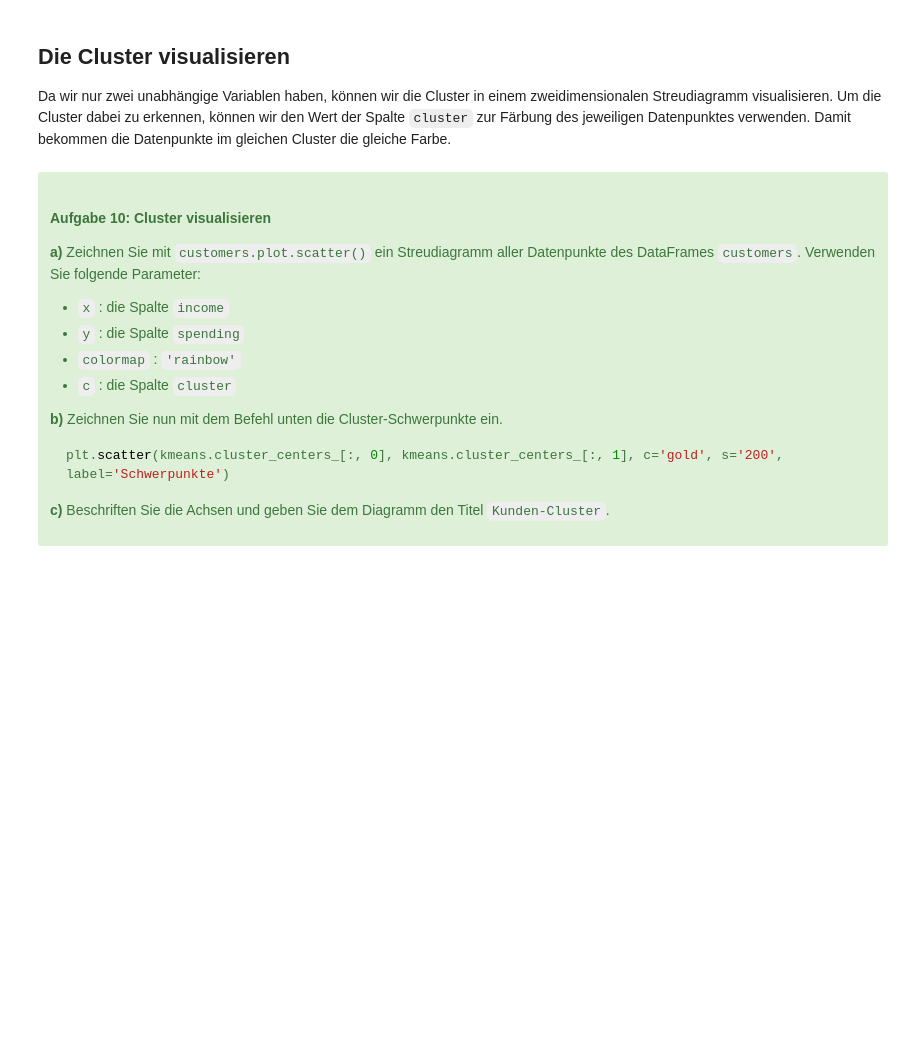
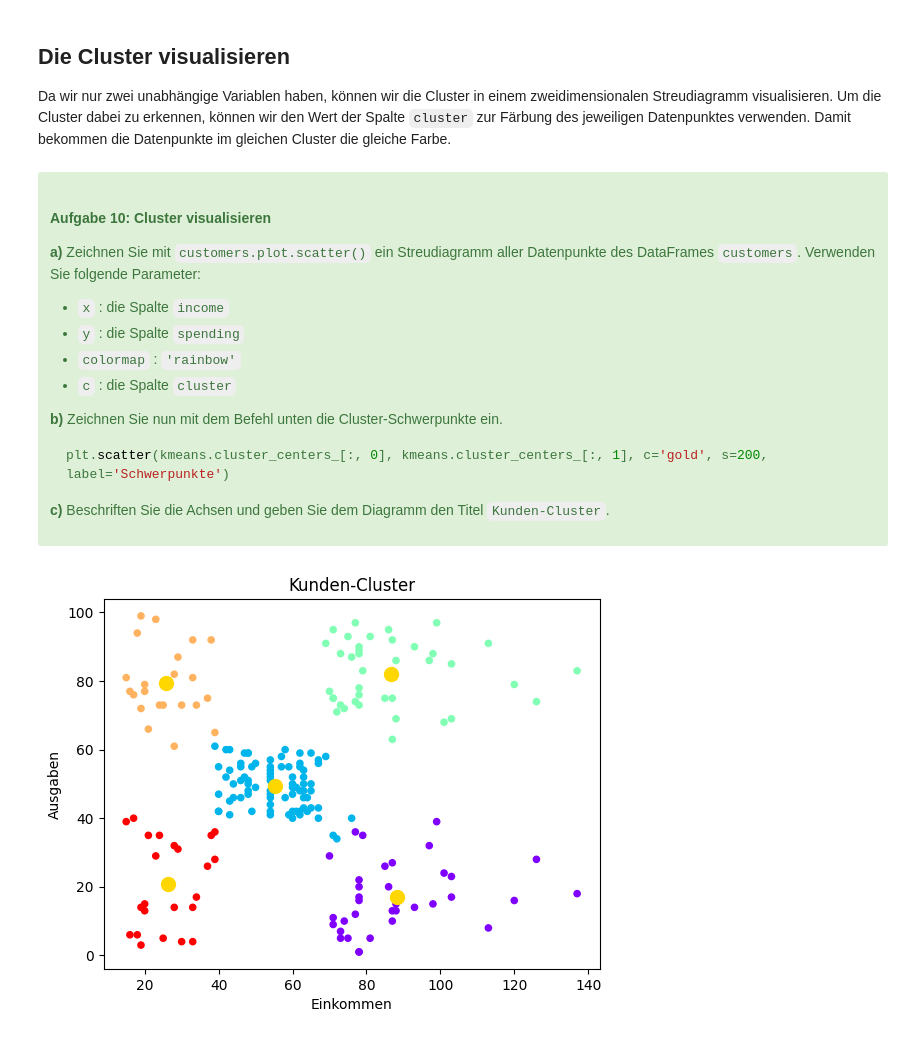
Before and after one commit to Timon-D3v/wahlfach-informatik, a Jupyter notebook: 28_Notebook 4 - Clustering.ipynb, the cells around one changed output. Cells and saved outputs as stored; diff of their text form; code cells hidden in the pictures; blank space fills up the shorter version.

````diff
--- a/28_Notebook 4 - Clustering.ipynb
+++ b/28_Notebook 4 - Clustering.ipynb
@@ -237,3 +267,8 @@ Führen Sie den $k$-Means-Algorithmus mit der optimalen Anzahl von Clustern aus
 </div>
 # %%
 # Ihr Code hier
+optimal_k = 5
+
+final_kmeans = KMeans(n_clusters=optimal_k, random_state=12, n_init=10)
+# final_kmeans.fit_predict(customers)
+customers["cluster"] = final_kmeans.fit_predict(customers)
@@ -259,7 +306,7 @@ __a)__ Zeichnen Sie mit `customers.plot.scatter()` ein Streudiagramm aller Daten
 __b)__ Zeichnen Sie nun mit dem Befehl unten die Cluster-Schwerpunkte ein.
 
 ```python
-plt.scatter(kmeans.cluster_centers_[:, 0], kmeans.cluster_centers_[:, 1], c='gold', s='200', label='Schwerpunkte')
+plt.scatter(kmeans.cluster_centers_[:, 0], kmeans.cluster_centers_[:, 1], c='gold', s=200, label='Schwerpunkte')
 ```
 
 
@@ -267,3 +314,15 @@ __c)__ Beschriften Sie die Achsen und geben Sie dem Diagramm den Titel `Kunden-C
 </div>
 # %%
 # Ihr Code hier
+customers.plot.scatter(x="income", y="spending", c=customers["cluster"], colormap='rainbow')
+
+# Das Plotten der Clusterzentren
+plt.scatter(final_kmeans.cluster_centers_[:, 0], final_kmeans.cluster_centers_[:, 1], c='gold', s=100, label='Schwerpunkte')
+
+plt.title("Kunden-Cluster")
+plt.xlabel("Einkommen")
+plt.ylabel("Ausgaben")
+
+plt.show()
+# %% [output]
+[figure, added]
````
Also changed, not shown: parts of 6 cells of this notebook, 6 other files.
